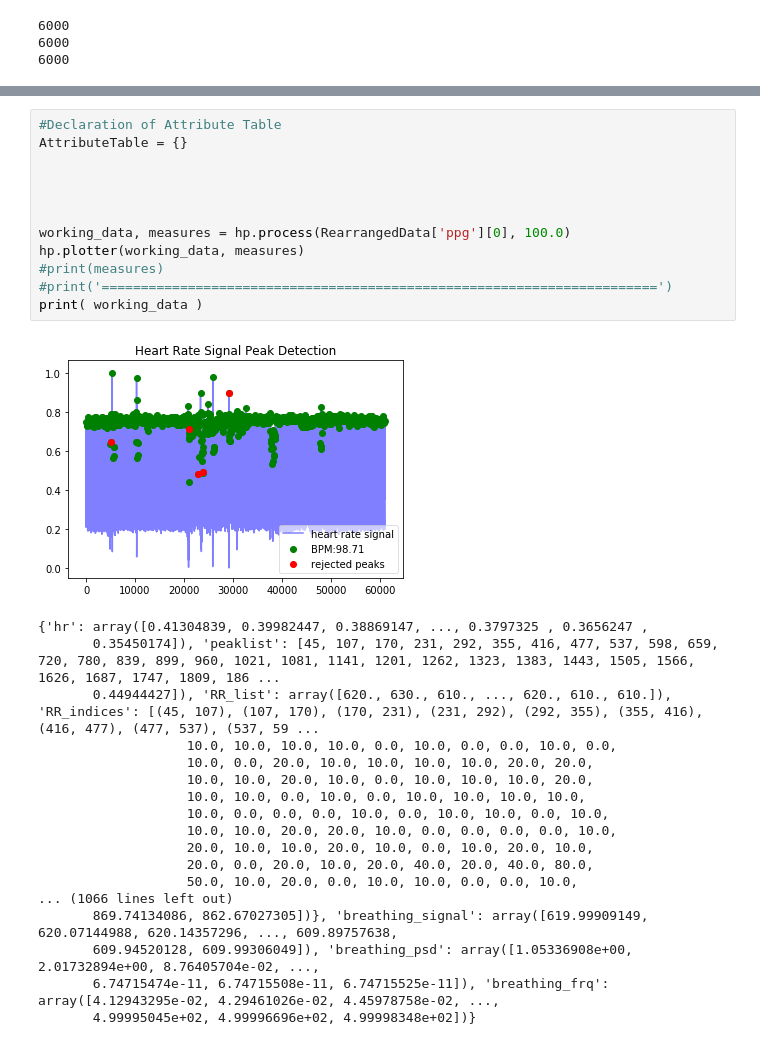
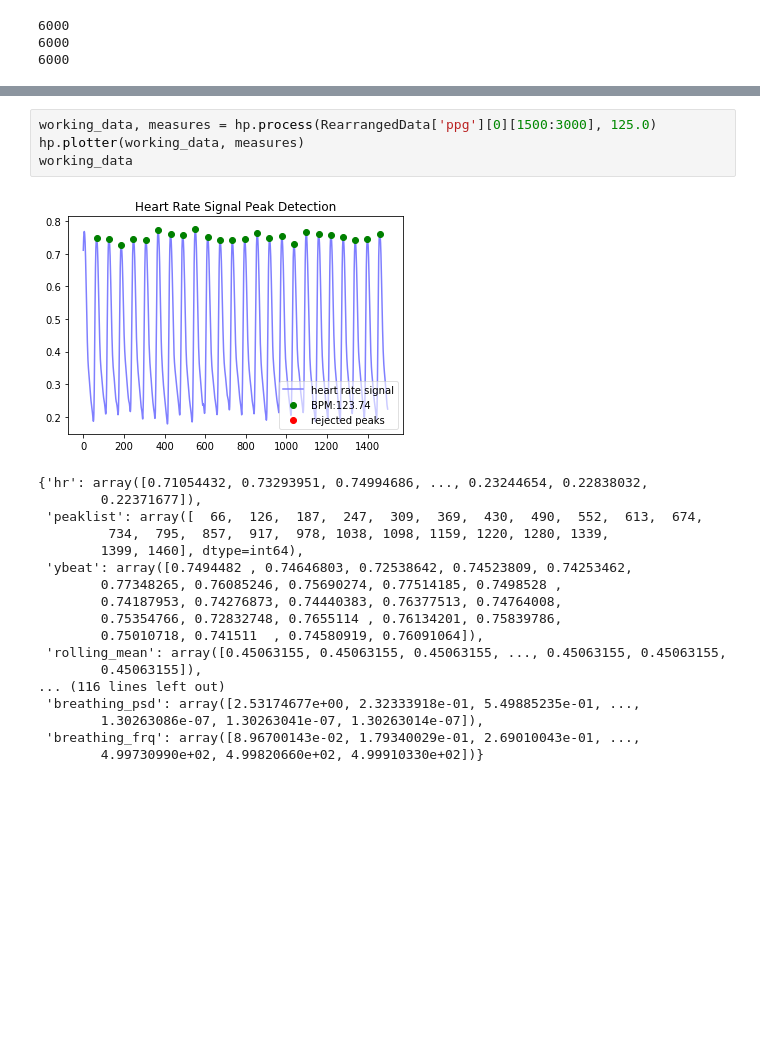
Before and after one commit to Yan-Cheng-Hsu/Blood-Pressure-Estimation-Model, a Jupyter notebook: Preprocessing/Preprocessing.ipynb, the cells around one changed output, grey strips where cells are left out. Drawn from its saved outputs; the diff is of its cells as text; blank space fills up the shorter version.

```diff
--- a/Preprocessing/Preprocessing.ipynb
+++ b/Preprocessing/Preprocessing.ipynb
@@ -56,33 +57,25 @@ AttributeTable = {}
 AttributeTable['Meanofppg'] = getMeanofRawData1()
 AttributeTable['Sigmaofppg'] = get_StandardDeviationofRawData1()
 # %%
-#Declaration of Attribute Table
-AttributeTable = {}
-
-
-
-
-working_data, measures = hp.process(RearrangedData['ppg'][0], 100.0)
+working_data, measures = hp.process(RearrangedData['ppg'][0][1500:3000], 125.0)
 hp.plotter(working_data, measures)
-#print(measures)
-#print('=======================================================================')
-print( working_data )
+working_data
 # %% [output]
-[figure, old version]
+[figure, new version]
-{'hr': array([0.41304839, 0.39982447, 0.38869147, ..., 0.3797325 , 0.3656247 ,
-       0.35450174]), 'peaklist': [45, 107, 170, 231, 292, 355, 416, 477, 537, 598, 659, 720, 780, 839, 899, 960, 1021, 1081, 1141, 1201, 1262, 1323, 1383, 1443, 1505, 1566, 1626, 1687, 1747, 1809, 186 ...
-       0.44944427]), 'RR_list': array([620., 630., 610., ..., 620., 610., 610.]), 'RR_indices': [(45, 107), (107, 170), (170, 231), (231, 292), (292, 355), (355, 416), (416, 477), (477, 537), (537, 59 ...
-                   10.0, 10.0, 10.0, 10.0, 0.0, 10.0, 0.0, 0.0, 10.0, 0.0,
-                   10.0, 0.0, 20.0, 10.0, 10.0, 10.0, 10.0, 20.0, 20.0,
-                   10.0, 10.0, 20.0, 10.0, 0.0, 10.0, 10.0, 10.0, 20.0,
-                   10.0, 10.0, 0.0, 10.0, 0.0, 10.0, 10.0, 10.0, 10.0,
-                   10.0, 0.0, 0.0, 0.0, 10.0, 0.0, 10.0, 10.0, 0.0, 10.0,
-                   10.0, 10.0, 20.0, 20.0, 10.0, 0.0, 0.0, 0.0, 0.0, 10.0,
-                   20.0, 10.0, 10.0, 20.0, 10.0, 0.0, 10.0, 20.0, 10.0,
-                   20.0, 0.0, 20.0, 10.0, 20.0, 40.0, 20.0, 40.0, 80.0,
-                   50.0, 10.0, 20.0, 0.0, 10.0, 10.0, 0.0, 0.0, 10.0,
-... (1066 lines left out)
-       869.74134086, 862.67027305])}, 'breathing_signal': array([619.99909149, 620.07144988, 620.14357296, ..., 609.89757638,
-       609.94520128, 609.99306049]), 'breathing_psd': array([1.05336908e+00, 2.01732894e+00, 8.76405704e-02, ...,
-       6.74715474e-11, 6.74715508e-11, 6.74715525e-11]), 'breathing_frq': array([4.12943295e-02, 4.29461026e-02, 4.45978758e-02, ...,
-       4.99995045e+02, 4.99996696e+02, 4.99998348e+02])}
+{'hr': array([0.71054432, 0.73293951, 0.74994686, ..., 0.23244654, 0.22838032,
+        0.22371677]),
+ 'peaklist': array([  66,  126,  187,  247,  309,  369,  430,  490,  552,  613,  674,
+         734,  795,  857,  917,  978, 1038, 1098, 1159, 1220, 1280, 1339,
+        1399, 1460], dtype=int64),
+ 'ybeat': array([0.7494482 , 0.74646803, 0.72538642, 0.74523809, 0.74253462,
+        0.77348265, 0.76085246, 0.75690274, 0.77514185, 0.7498528 ,
+        0.74187953, 0.74276873, 0.74440383, 0.76377513, 0.74764008,
+        0.75354766, 0.72832748, 0.7655114 , 0.76134201, 0.75839786,
+        0.75010718, 0.741511  , 0.74580919, 0.76091064]),
+ 'rolling_mean': array([0.45063155, 0.45063155, 0.45063155, ..., 0.45063155, 0.45063155,
+        0.45063155]),
+... (116 lines left out)
+ 'breathing_psd': array([2.53174677e+00, 2.32333918e-01, 5.49885235e-01, ...,
+        1.30263086e-07, 1.30263041e-07, 1.30263014e-07]),
+ 'breathing_frq': array([8.96700143e-02, 1.79340029e-01, 2.69010043e-01, ...,
+        4.99730990e+02, 4.99820660e+02, 4.99910330e+02])}
```
Also changed, not shown: parts of 3 cells of this notebook.
